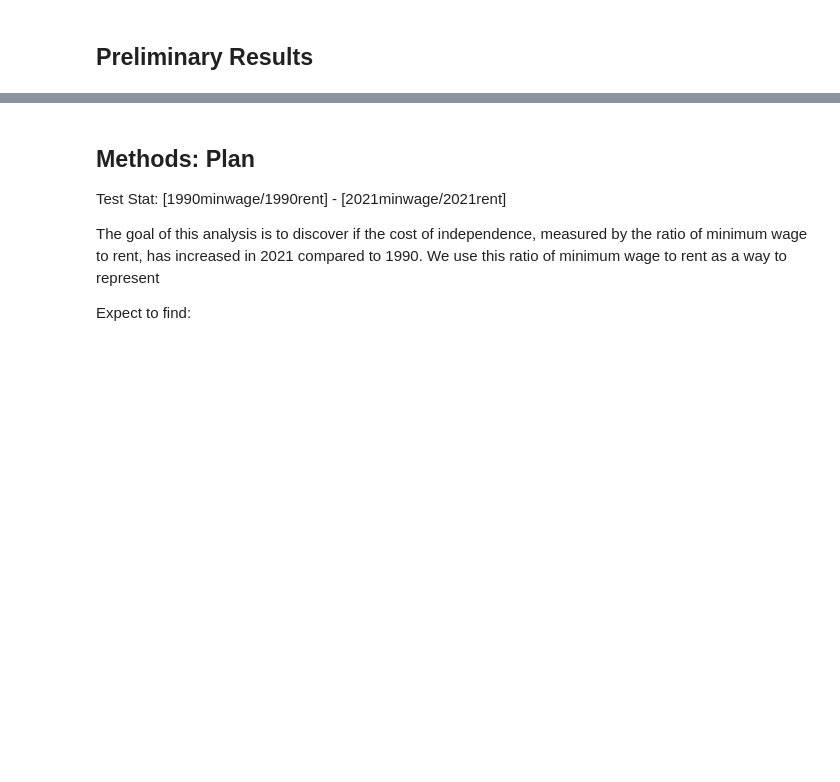
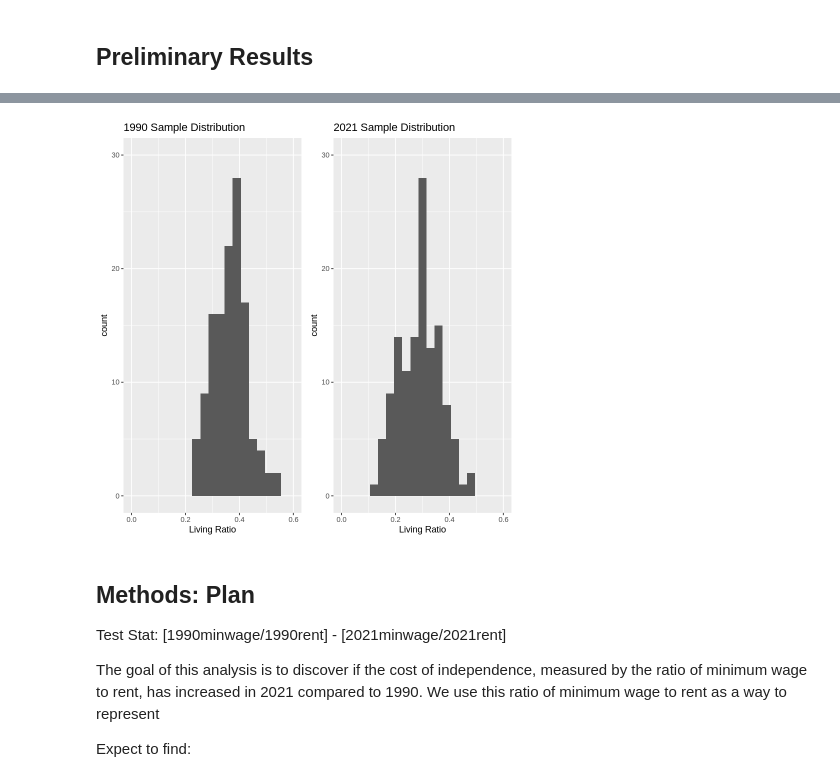
Before and after one commit to Guo-Michael/stat_201_project, a Jupyter notebook: proposal.ipynb, the cells around one changed output, grey strips where cells are left out. Cells and saved outputs as stored; diff of their text form; code cells hidden in the pictures; blank space fills up the shorter version.

```diff
--- a/proposal.ipynb
+++ b/proposal.ipynb
@@ -58,0 +81,22 @@ A data.frame: 142 × 5
+# %%
+# prelim viz
+
+sample_dist_2021 <- rentwage_clean %>%
+    ggplot(aes(x = year2021)) +
+    geom_histogram(binwidth = 0.03) +
+    ggtitle("2021 Sample Distribution") +
+    xlab("Living Ratio") +
+    xlim(0, 0.6) +
+    ylim(0, 30)
+
+sample_dist_1990 <- rentwage_clean %>%
+    ggplot(aes(x = year1990)) +
+    geom_histogram(binwidth = 0.03) +
+    ggtitle("1990 Sample Distribution") +
+    xlab("Living Ratio") +
+    xlim(0, 0.6) +
+    ylim(0, 30)
+
+plots <- plot_grid(sample_dist_1990, sample_dist_2021)
+plots
+# %% [output]
@@ -59,3 +107,4 @@ A data.frame: 142 × 5
+[figure, added]
 # %% [markdown]
 ## Methods: Plan
 
```
Also changed, not shown: parts of 3 cells of this notebook.
